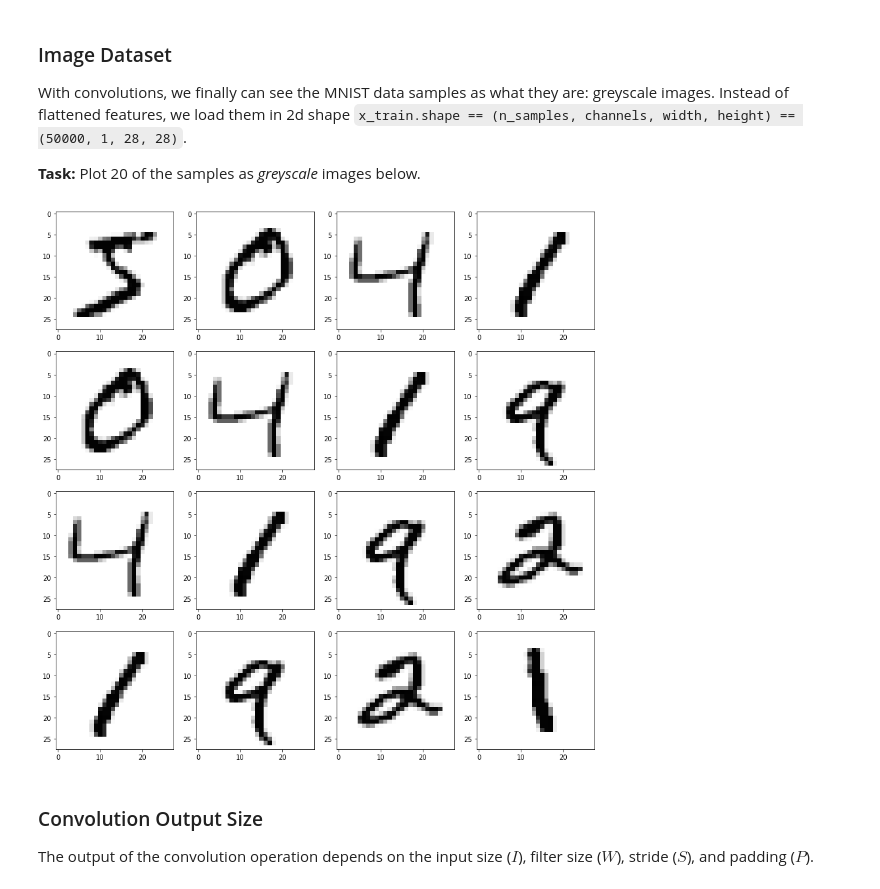
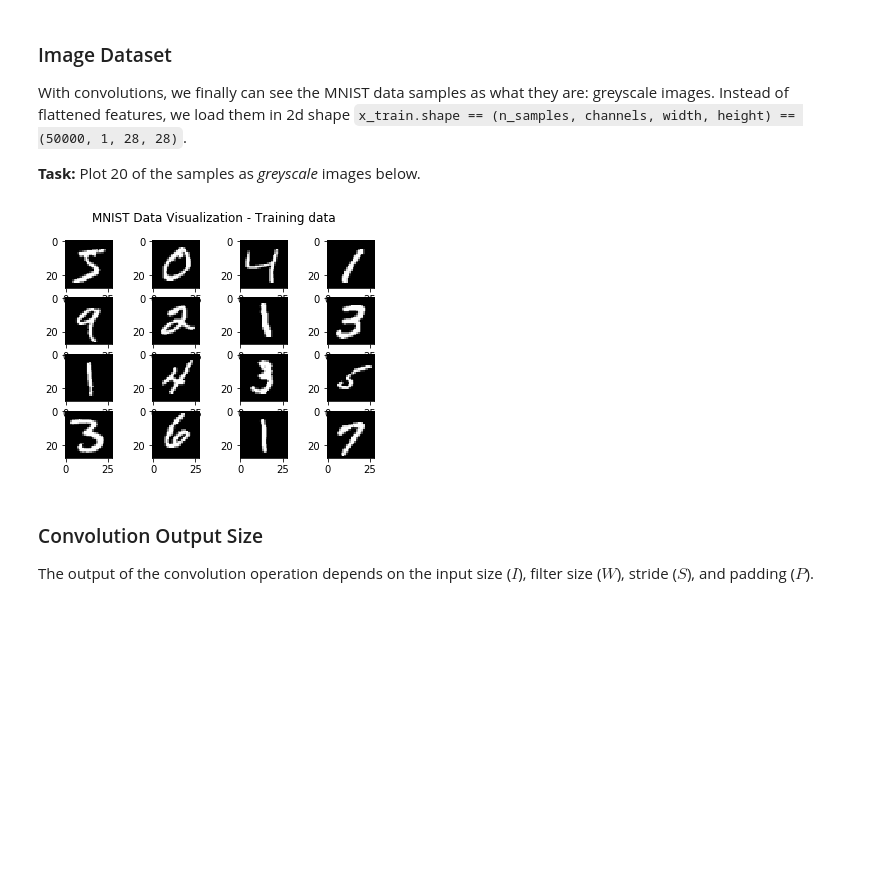
Before and after one commit to kakkaranupam/DL_Assignments_WiSe18, a Jupyter notebook: DL_Ex4/exercise04_cnn.ipynb, the cells around one changed output. Drawn from its saved outputs; the diff is of its cells as text; code cells hidden in the pictures; blank space fills up the shorter version.

```diff
--- a/DL_Ex4/exercise04_cnn.ipynb
+++ b/DL_Ex4/exercise04_cnn.ipynb
@@ -511,24 +511,30 @@ Instead of flattened features, we load them in 2d shape `x_train.shape == (n_sam
 # %%
 
 def plot_data(data, h=5, w=4, plot_border=True, title=""):
     """ Plot the given image data.
 
     Args:
         h, w: The number of images per col/row.
         plot_border: if True, plot the axes, if False don't.
         title: Title for the plot.
     """
     # useful functions: plt.subplot, plt.suptitle
     # START TODO ################
-    fig, axes = plt.subplots(h, w, figsize=(12, 12))
-    for i in range (h):
+    plt.figure()
+    k=1
+    plt.suptitle("MNIST Data Visualization - {}".format(title))
+    for i in range(h):
         for j in range(w):
-            axes[i][j].imshow(x_train[i+j][0], cmap='Greys', aspect='equal')
-            plt.tight_layout()
+            plt.subplot(h,w,k)
+            pix = np.reshape(x_train[k-1],(28,28))
+            plt.imshow(x_train[k-1,0,:,:],cmap='gray')
+            k+=1
+    plt.show()
     # End TODO ################
-plot_data(x_train, h=4, w=4, plot_border=False, title="Traning data")
+
+plot_data(x_train, h=4, w=4, plot_border=False, title="Training data")
 # %% [output]
-[figure, old version]
+[figure, new version]
 # %% [markdown]
 ### Convolution Output Size
 
```
Also changed, not shown: parts of 5 cells of this notebook.
